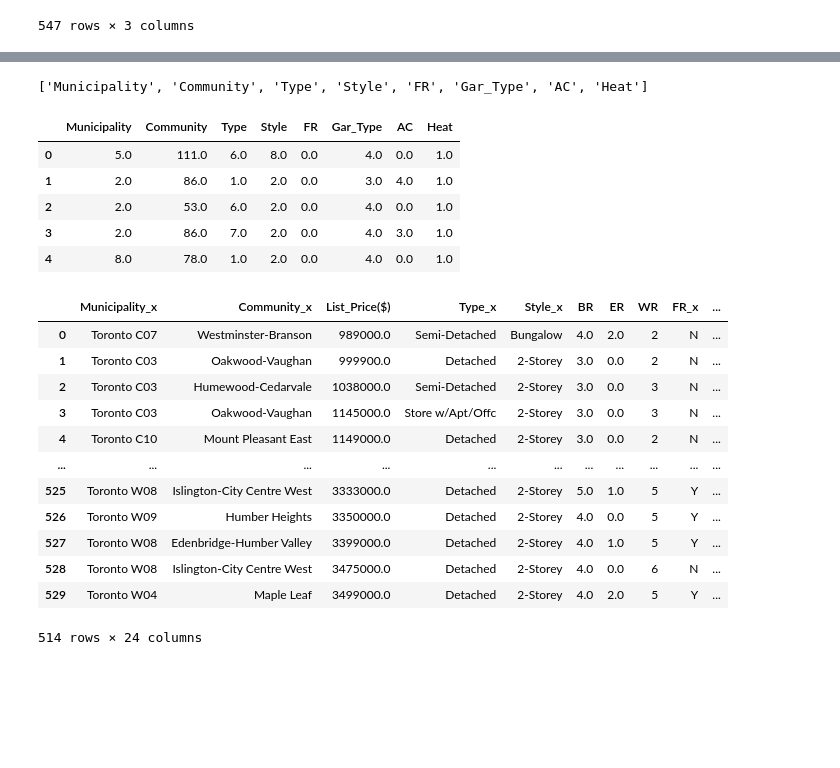
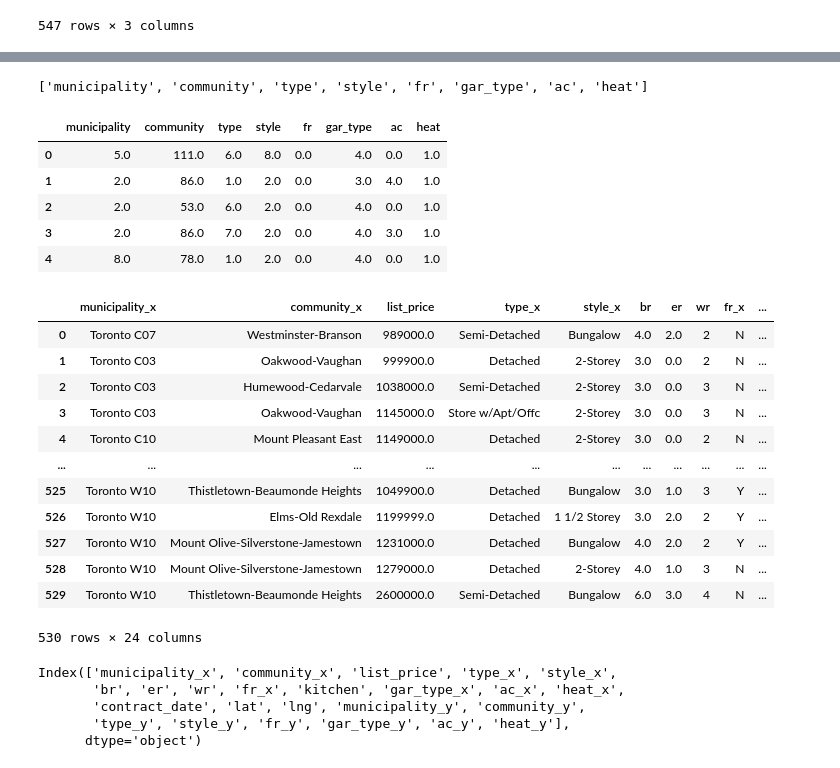
Before and after one commit to Realestate-Module-Predictions/Real_estate, a Jupyter notebook: Machine_Learning.ipynb, the cells around one changed output, grey strips where cells are left out. Drawn from its saved outputs; the diff is of its cells as text; code cells hidden in the pictures; blank space fills up the shorter version.

```diff
--- a/Machine_Learning.ipynb
+++ b/Machine_Learning.ipynb
@@ -762,0 +700,12 @@ See the caveats in the documentation: https://pandas.pydata.org/pandas-docs/stab
+# %%
+# drop these columns as they will not be features. for address we have lat/lng now
+merge2 = merge2_df.drop(['address', 'mls_id'],axis=1)
+# %%
+# convert contract date to numerical object for scaling
+a=[]
+for i in merge2['contract_date']:
+    b = time.mktime(i.timetuple())
+    a.append(b)
+
+merge2['contract_date']=a
+merge2
@@ -763,36 +726,48 @@ See the caveats in the documentation: https://pandas.pydata.org/pandas-docs/stab
 # %%
-cat = merge2_df.dtypes[model_df.dtypes == "object"].index.tolist()
-cat
+# get categorical variables to encode
+cat2 = merge2.dtypes[merge2_df.dtypes == "object"].index.tolist()
+cat2
 # %% [output]
-['Municipality', 'Community', 'Type', 'Style', 'FR', 'Gar_Type', 'AC', 'Heat']
+['municipality', 'community', 'type', 'style', 'fr', 'gar_type', 'ac', 'heat']
 # %%
-encode2_df = pd.DataFrame(enc.fit_transform(merge2_df[cat]))
+# encode categorical variables and add to a dataframe
+encode2_df = pd.DataFrame(enc.fit_transform(merge2[cat2]))
 
-# Add the encoded variable names to the DataFrame
-encode2_df.columns = merge2_df[cat].columns
+# Add the encoded variable names to the DataFrame with respective columnn names
+encode2_df.columns = merge2[cat2].columns
 encode2_df.head()
 # %% [output]
-|  | Municipality | Community | Type | Style | FR | Gar_Type | AC | Heat |
+|  | municipality | community | type | style | fr | gar_type | ac | heat |
 | 0 | 5.0 | 111.0 | 6.0 | 8.0 | 0.0 | 4.0 | 0.0 | 1.0 |
 | 1 | 2.0 | 86.0 | 1.0 | 2.0 | 0.0 | 3.0 | 4.0 | 1.0 |
 | 2 | 2.0 | 53.0 | 6.0 | 2.0 | 0.0 | 4.0 | 0.0 | 1.0 |
 | 3 | 2.0 | 86.0 | 7.0 | 2.0 | 0.0 | 4.0 | 3.0 | 1.0 |
 | 4 | 8.0 | 78.0 | 1.0 | 2.0 | 0.0 | 4.0 | 0.0 | 1.0 |
 # %%
-final2_df = merge2_df.merge(encode2_df,left_index=True, right_index=True)
+# merge encoded dataframe to original df
+final2_df = merge2.merge(encode2_df,left_index=True, right_index=True)
 final2_df
 # %% [output]
-|  | Municipality_x | Community_x | List_Price($) | Type_x | Style_x | BR | ER | WR | FR_x | ... |
+|  | municipality_x | community_x | list_price | type_x | style_x | br | er | wr | fr_x | ... |
 | 0 | Toronto C07 | Westminster-Branson | 989000.0 | Semi-Detached | Bungalow | 4.0 | 2.0 | 2 | N | ... |
 | 1 | Toronto C03 | Oakwood-Vaughan | 999900.0 | Detached | 2-Storey | 3.0 | 0.0 | 2 | N | ... |
 | 2 | Toronto C03 | Humewood-Cedarvale | 1038000.0 | Semi-Detached | 2-Storey | 3.0 | 0.0 | 3 | N | ... |
 | 3 | Toronto C03 | Oakwood-Vaughan | 1145000.0 | Store w/Apt/Offc | 2-Storey | 3.0 | 0.0 | 3 | N | ... |
 | 4 | Toronto C10 | Mount Pleasant East | 1149000.0 | Detached | 2-Storey | 3.0 | 0.0 | 2 | N | ... |
 | ... | ... | ... | ... | ... | ... | ... | ... | ... | ... | ... |
-| 525 | Toronto W08 | Islington-City Centre West | 3333000.0 | Detached | 2-Storey | 5.0 | 1.0 | 5 | Y | ... |
-| 526 | Toronto W09 | Humber Heights | 3350000.0 | Detached | 2-Storey | 4.0 | 0.0 | 5 | Y | ... |
-| 527 | Toronto W08 | Edenbridge-Humber Valley | 3399000.0 | Detached | 2-Storey | 4.0 | 1.0 | 5 | Y | ... |
-| 528 | Toronto W08 | Islington-City Centre West | 3475000.0 | Detached | 2-Storey | 4.0 | 0.0 | 6 | N | ... |
-| 529 | Toronto W04 | Maple Leaf | 3499000.0 | Detached | 2-Storey | 4.0 | 2.0 | 5 | Y | ... |
+| 525 | Toronto W10 | Thistletown-Beaumonde Heights | 1049900.0 | Detached | Bungalow | 3.0 | 1.0 | 3 | Y | ... |
+| 526 | Toronto W10 | Elms-Old Rexdale | 1199999.0 | Detached | 1 1/2 Storey | 3.0 | 2.0 | 2 | Y | ... |
+| 527 | Toronto W10 | Mount Olive-Silverstone-Jamestown | 1231000.0 | Detached | Bungalow | 4.0 | 2.0 | 2 | Y | ... |
+| 528 | Toronto W10 | Mount Olive-Silverstone-Jamestown | 1279000.0 | Detached | 2-Storey | 4.0 | 1.0 | 3 | N | ... |
+| 529 | Toronto W10 | Thistletown-Beaumonde Heights | 2600000.0 | Semi-Detached | Bungalow | 6.0 | 3.0 | 4 | N | ... |
-514 rows × 24 columns
+530 rows × 24 columns
+# %%
+# see all columns
+final2_df.columns
+# %% [output]
+Index(['municipality_x', 'community_x', 'list_price', 'type_x', 'style_x',
+       'br', 'er', 'wr', 'fr_x', 'kitchen', 'gar_type_x', 'ac_x', 'heat_x',
+       'contract_date', 'lat', 'lng', 'municipality_y', 'community_y',
+       'type_y', 'style_y', 'fr_y', 'gar_type_y', 'ac_y', 'heat_y'],
+      dtype='object')
 # %%
```
Also changed, not shown: parts of 83 cells of this notebook, 2 other files.
